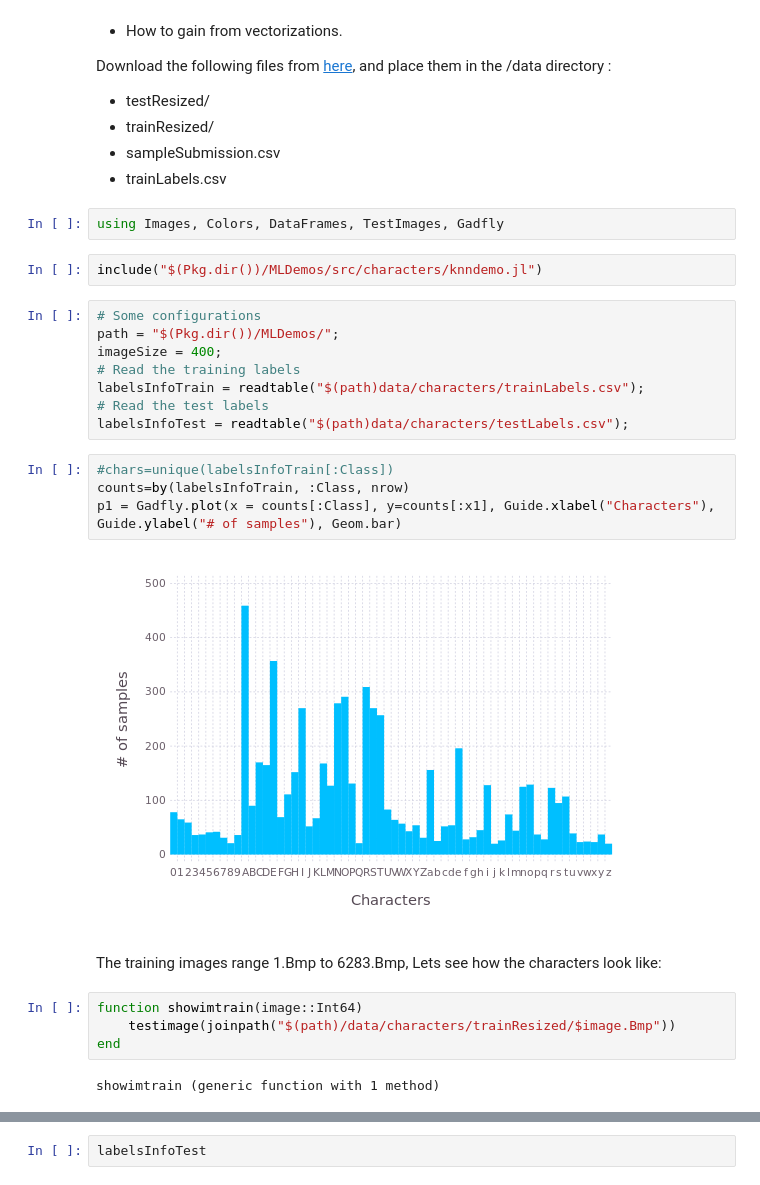
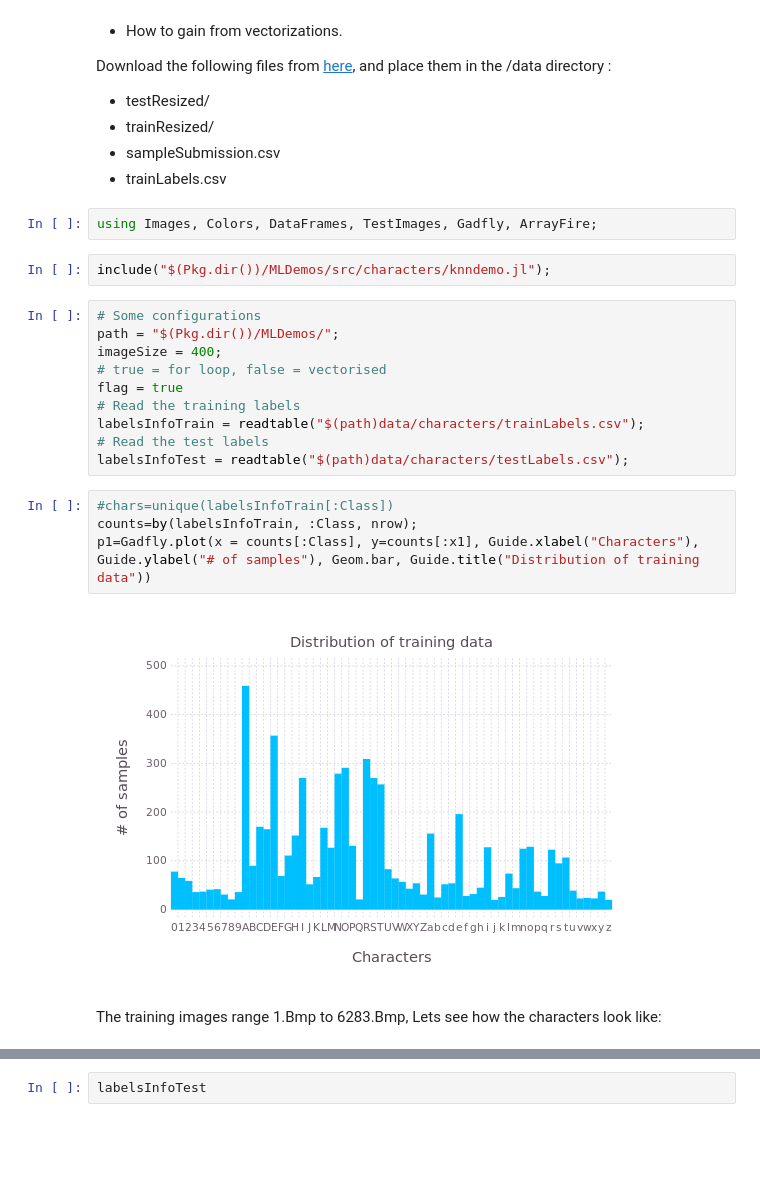
Before and after one commit to abhijithch/MLDemos.jl, a Jupyter notebook: demos/kNN.ipynb, the cells around one changed output, grey strips where cells are left out. Saved outputs shown, nothing was run; the diff lists cells and outputs as text; blank space fills up the shorter version.

Commit message:
add plots and visual

```diff
--- a/demos/kNN.ipynb
+++ b/demos/kNN.ipynb
@@ -16,29 +16,25 @@ Download the following files from [here](https://www.kaggle.com/c/street-view-ge
 * sampleSubmission.csv
 * trainLabels.csv
 # %%
-using Images, Colors, DataFrames, TestImages, Gadfly
+using Images, Colors, DataFrames, TestImages, Gadfly, ArrayFire;
 # %%
-include("$(Pkg.dir())/MLDemos/src/characters/knndemo.jl")
+include("$(Pkg.dir())/MLDemos/src/characters/knndemo.jl");
 # %%
 # Some configurations
 path = "$(Pkg.dir())/MLDemos/";
 imageSize = 400;
+# true = for loop, false = vectorised
+flag = true
 # Read the training labels
 labelsInfoTrain = readtable("$(path)data/characters/trainLabels.csv");
 # Read the test labels
 labelsInfoTest = readtable("$(path)data/characters/testLabels.csv");
 # %%
 #chars=unique(labelsInfoTrain[:Class])
-counts=by(labelsInfoTrain, :Class, nrow)
-p1 = Gadfly.plot(x = counts[:Class], y=counts[:x1], Guide.xlabel("Characters"), Guide.ylabel("# of samples"), Geom.bar)
+counts=by(labelsInfoTrain, :Class, nrow);
+p1=Gadfly.plot(x = counts[:Class], y=counts[:x1], Guide.xlabel("Characters"), Guide.ylabel("# of samples"), Geom.bar, Guide.title("Distribution of training data"))
 # %% [output]
-[figure, old version]
+[figure, new version]
 # %% [markdown]
  The training images range 1.Bmp to 6283.Bmp, Lets see how the characters look like:
-# %%
-function showimtrain(image::Int64)
-    testimage(joinpath("$(path)/data/characters/trainResized/$image.Bmp"))
-end
-# %% [output]
-showimtrain (generic function with 1 method)
 # %%
```
Also changed, not shown: parts of 34 cells of this notebook, 4 other files.
